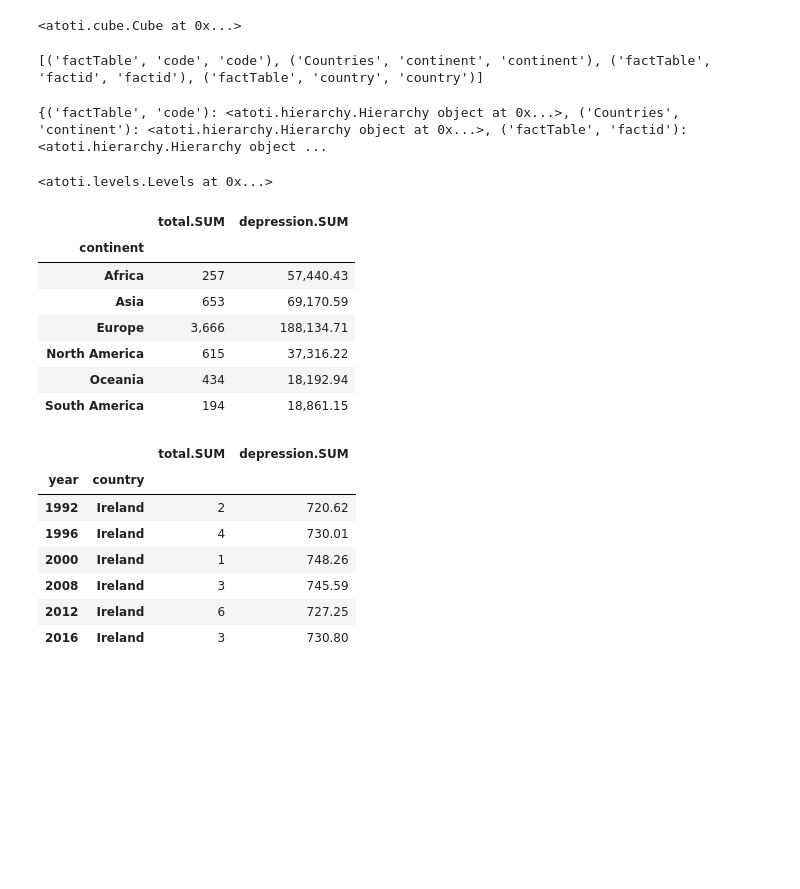
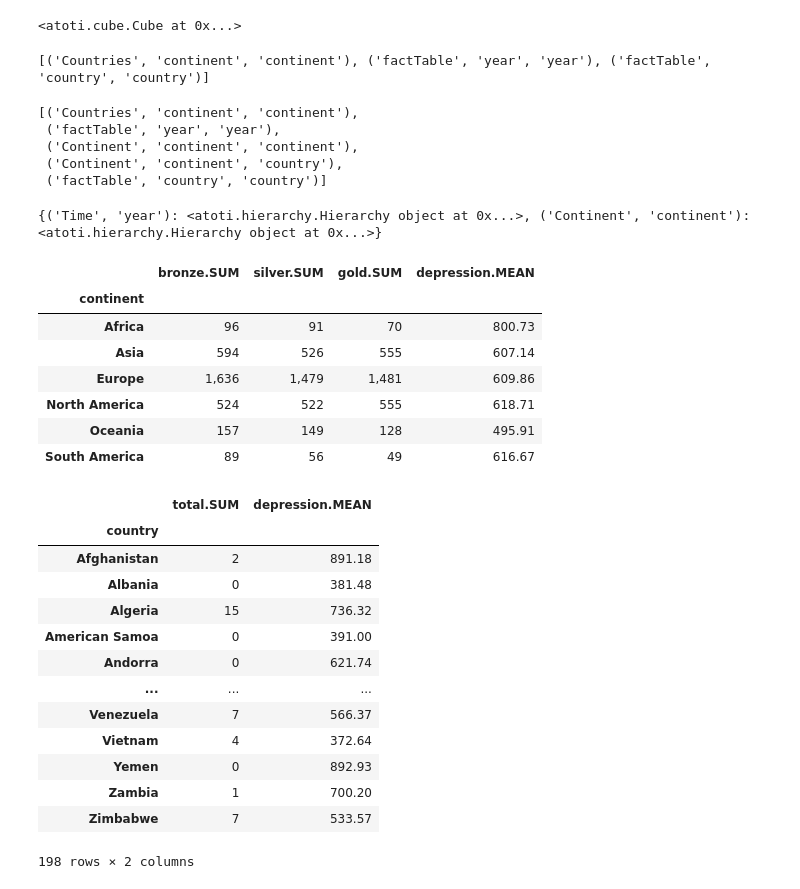
Before and after one commit to nadunvindy/Data-Warehousing-Project-1, a Jupyter notebook: Project1 Cube Creation.ipynb, the cells around one changed output. Drawn from its saved outputs; the diff is of its cells as text; code cells hidden in the pictures; blank space fills up the shorter version.

````diff
--- a/Project1 Cube Creation.ipynb
+++ b/Project1 Cube Creation.ipynb
@@ -34,7 +23,7 @@ jdbc_url
 # %%
 facttest = session.read_sql(
-    "SELECT * FROM olympics",
-    keys=["factid"],
+    "SELECT * FROM factolympic",
+    keys=["year","country"],
     table_name="factTable",
     url=jdbc_url,
 )
@@ -109,8 +126,6 @@ erDiagram
 ```
 # %%
 testcube = session.create_cube(facttest)
-# %%
-testcube.measures['total.SUM'] = testcube.measures['gold.SUM'] + testcube.measures['silver.SUM'] + testcube.measures['bronze.SUM']
 # %%
 testcube
 # %% [output]
@@ -120,8 +135,12 @@ hierarchies, levels, measures = testcube.hierarchies, testcube.levels, testcube.
 # %%
 print(list(testcube.levels))
 # %% [output]
-[('factTable', 'code', 'code'), ('Countries', 'continent', 'continent'), ('factTable', 'factid', 'factid'), ('factTable', 'country', 'country')]
+[('Countries', 'continent', 'continent'), ('factTable', 'year', 'year'), ('factTable', 'country', 'country')]
 # %%
-hierarchies
+list(levels)
 # %% [output]
-{('factTable', 'code'): <atoti.hierarchy.Hierarchy object at 0x...>, ('Countries', 'continent'): <atoti.hierarchy.Hierarchy object at 0x...>, ('factTable', 'factid'): <atoti.hierarchy.Hierarchy object ...
+[('Countries', 'continent', 'continent'),
+ ('factTable', 'year', 'year'),
+ ('Continent', 'continent', 'continent'),
+ ('Continent', 'continent', 'country'),
+ ('factTable', 'country', 'country')]
@@ -128,28 +149,34 @@ hierarchies
 # %%
-testcube.levels
+testcube.hierarchies
 # %% [output]
-<atoti.levels.Levels at 0x...>
+{('Time', 'year'): <atoti.hierarchy.Hierarchy object at 0x...>, ('Continent', 'continent'): <atoti.hierarchy.Hierarchy object at 0x...>}
 # %%
-testcube.hierarchies["Time", "year"]= [time["year"]]
+testcube.hierarchies["Countries","country"]= [countries["country"]]
 # %%
-testcube.query(measures["total.SUM"],measures["depression.SUM"], levels=[levels["Countries",'continent','continent']])
+testcube.query(measures["bronze.SUM"],measures["silver.SUM"],measures["gold.SUM"],measures["depression.MEAN"], levels=[levels['Continent', 'continent', 'continent']])
 # %% [output]
-|  | total.SUM | depression.SUM |
-| continent |  |  |
-| Africa | 257 | 57,440.43 |
-| Asia | 653 | 69,170.59 |
-| Europe | 3,666 | 188,134.71 |
-| North America | 615 | 37,316.22 |
-| Oceania | 434 | 18,192.94 |
-| South America | 194 | 18,861.15 |
+|  | bronze.SUM | silver.SUM | gold.SUM | depression.MEAN |
+| continent |  |  |  |  |
+| Africa | 96 | 91 | 70 | 800.73 |
+| Asia | 594 | 526 | 555 | 607.14 |
+| Europe | 1,636 | 1,479 | 1,481 | 609.86 |
+| North America | 524 | 522 | 555 | 618.71 |
+| Oceania | 157 | 149 | 128 | 495.91 |
+| South America | 89 | 56 | 49 | 616.67 |
 # %%
-testcube.query(measures["total.SUM"],measures["depression.SUM"], levels=[levels["Time","year","year"],levels["Countries",'country','country']],filter=(levels["Countries",'country','country']== "Ireland"))
+testcube.query(measures["total.SUM"],measures["depression.MEAN"], levels = [levels["Countries",'country','country']])
 # %% [output]
-|  |  | total.SUM | depression.SUM |
-| year | country |  |  |
-| 1992 | Ireland | 2 | 720.62 |
-| 1996 | Ireland | 4 | 730.01 |
-| 2000 | Ireland | 1 | 748.26 |
-| 2008 | Ireland | 3 | 745.59 |
-| 2012 | Ireland | 6 | 727.25 |
-| 2016 | Ireland | 3 | 730.80 |
+|  | total.SUM | depression.MEAN |
+| country |  |  |
+| Afghanistan | 2 | 891.18 |
+| Albania | 0 | 381.48 |
+| Algeria | 15 | 736.32 |
+| American Samoa | 0 | 391.00 |
+| Andorra | 0 | 621.74 |
+| ... | ... | ... |
+| Venezuela | 7 | 566.37 |
+| Vietnam | 4 | 372.64 |
+| Yemen | 0 | 892.93 |
+| Zambia | 1 | 700.20 |
+| Zimbabwe | 7 | 533.57 |
+198 rows × 2 columns
````
Also changed, not shown: parts of 14 cells of this notebook, 2 other files.
